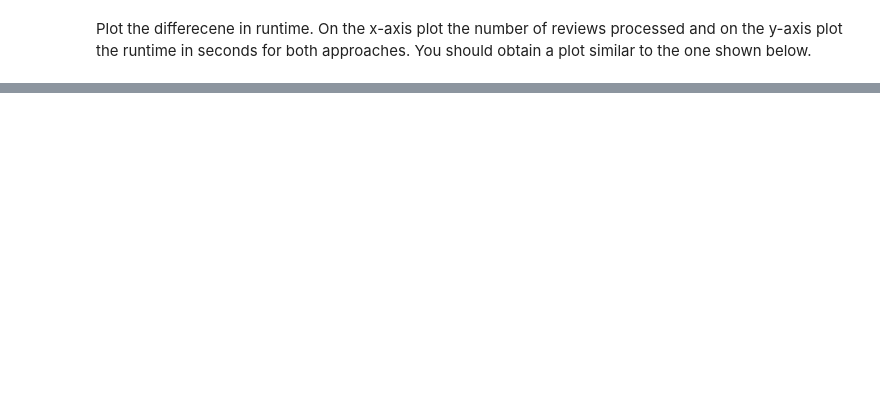
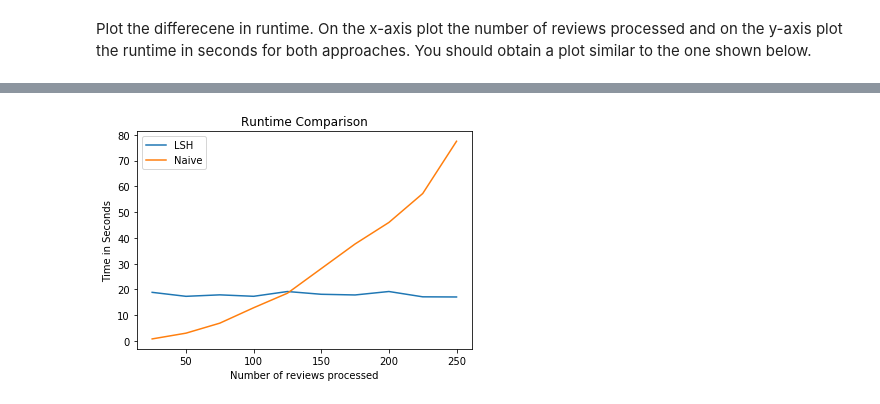
Before and after one commit to karimtemsah/Mining-Massive-datasets, a Jupyter notebook: task_01/task_01_duplicate_detection.ipynb, the cells around one changed output, grey strips where cells are left out. Saved outputs shown, nothing was run; the diff lists cells and outputs as text; code cells hidden in the pictures; blank space fills up the shorter version.

```diff
--- a/task_01/task_01_duplicate_detection.ipynb
+++ b/task_01/task_01_duplicate_detection.ipynb
@@ -90,6 +90,16 @@ def cosine_distance(X, i, j):
     ij_dot = X[i].dot(X[j].T)[0, 0]
 
     return 1-ij_dot/(i_norm*j_norm)
+# %%
+from array import array
+import itertools
+
+def make_planes(size, dim, seed):
+    np.random.seed(seed)
+    p = []
+    for i in range(size):
+        p.append(array('b', (np.random.choice((-1, 1)) for i in range(0, dim))))
+    return p
 # %%
 def LSH(X, b=8, r=32, d=0.3):
     """Find candidate duplicate pairs using LSH and refine using exact cosine distance.
@@ -254,8 +304,17 @@ def runtime_comparison():
     trace = []
     for n in np.arange(25, 251, 25):
         print('Running comparison for {} reviews.'.format(n))
-
         ### YOUR CODE HERE ###
+        start = time.clock()
+        subSet = bow_subset[0:n,:]
+        LSH(bow_subset[0:n,:], b=6, r=28, d=0.2)
+        end = time.clock()
+        timeLSH = end - start
+        start = time.clock()
+        naive_duplicates(subSet, d = 0.2)
+        end = time.clock()
+        timeNaive = end - start
+        trace.append((n,timeLSH,timeNaive))
 
     return trace
 # %%
@@ -280,0 +347,12 @@ Plot the differecene in runtime. On the x-axis plot the number of reviews proces
+# %%
+x, y1, y2 = zip(*trace)
+# %%
+plt.plot(x,y1,label = "LSH")
+plt.plot(x,y2,label = "Naive")
+plt.legend()
+plt.title('Runtime Comparison')
+plt.xlabel('Number of reviews processed')
+plt.ylabel('Time in Seconds')
+plt.show()
+# %% [output]
+[figure, added]
```
Also changed, not shown: parts of 7 cells of this notebook.
